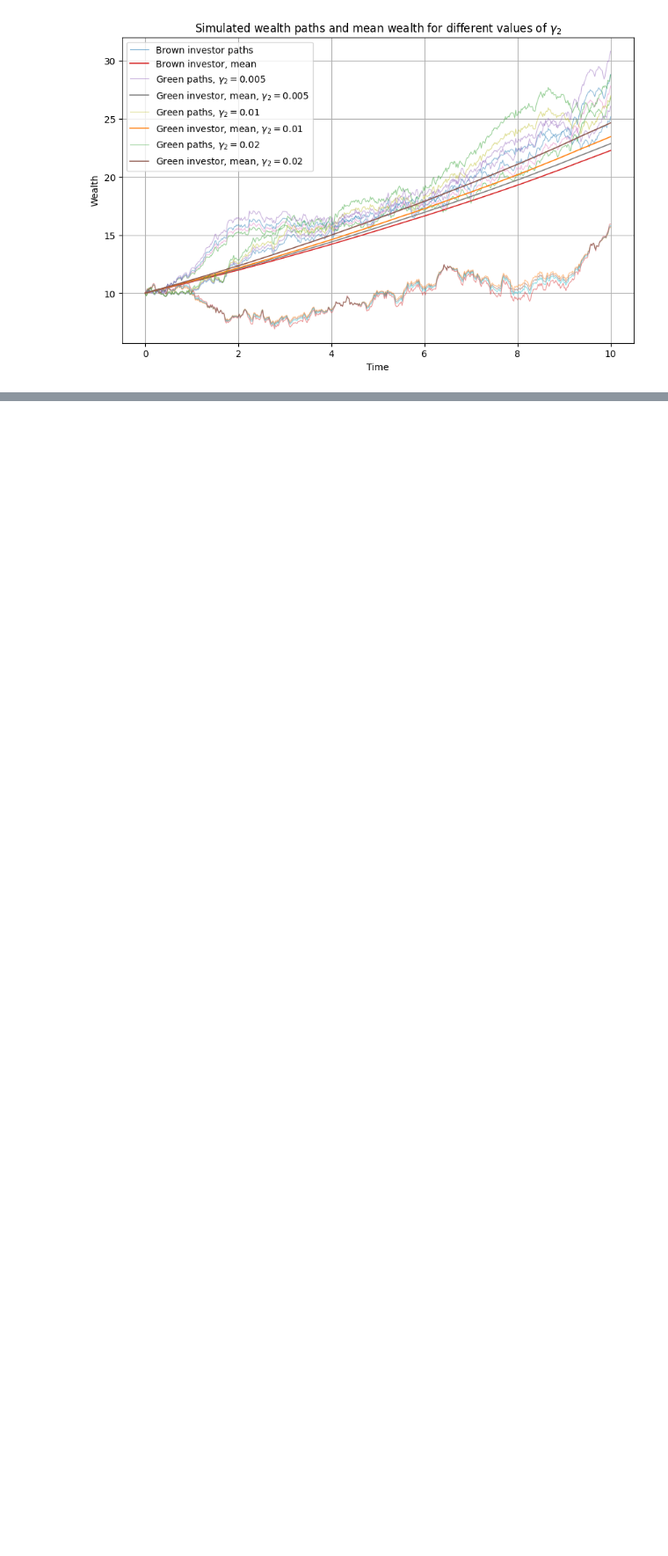
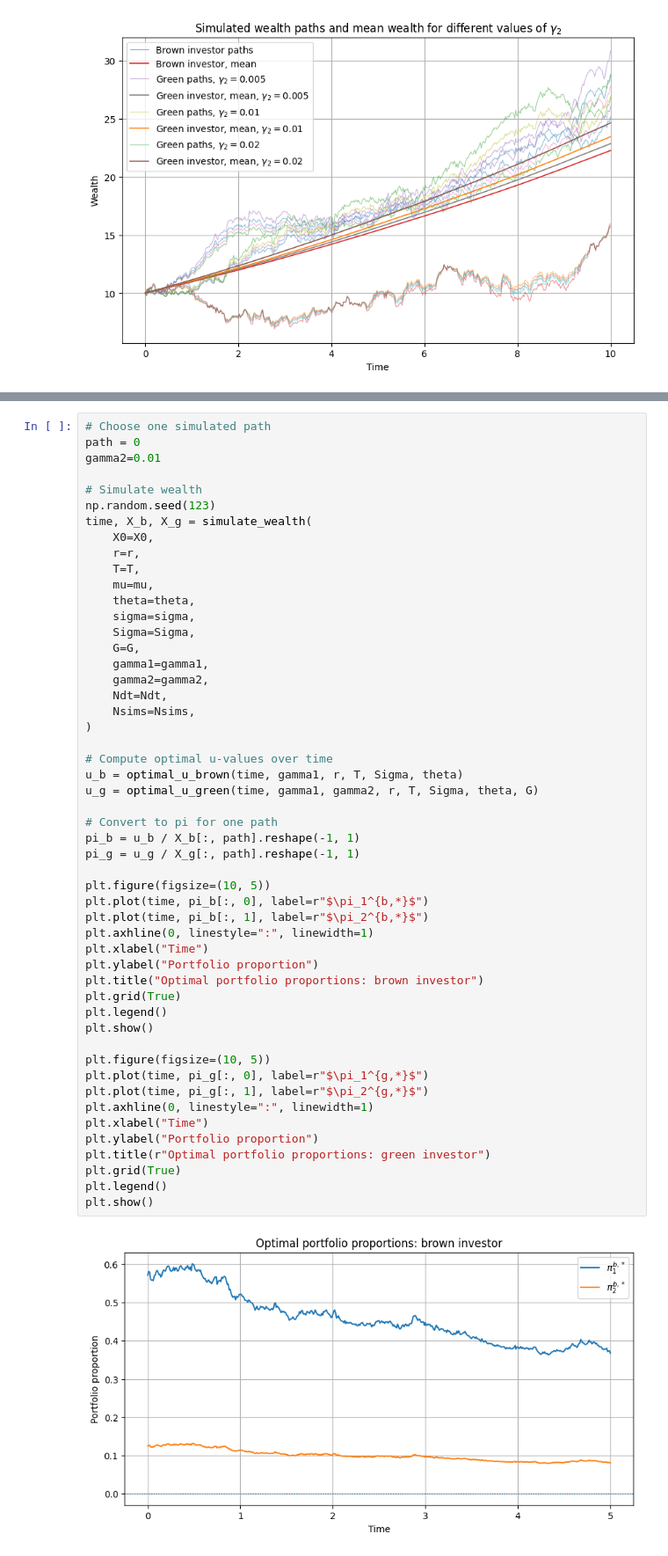
Before and after one commit to sofianbendt/Bachelor, a Jupyter notebook: Numerical.ipynb, the cells around one changed output, grey strips where cells are left out. Shown at 88% size. Drawn from its saved outputs; the diff is of its cells as text; blank space fills up the shorter version.

```diff
--- a/Numerical.ipynb
+++ b/Numerical.ipynb
@@ -542,0 +586,53 @@ plt.show()
+# %%
+# Choose one simulated path
+path = 0
+gamma2=0.01
+
+# Simulate wealth
+np.random.seed(123)
+time, X_b, X_g = simulate_wealth(
+    X0=X0,
+    r=r,
+    T=T,
+    mu=mu,
+    theta=theta,
+    sigma=sigma,
+    Sigma=Sigma,
+    G=G,
+    gamma1=gamma1,
+    gamma2=gamma2,
+    Ndt=Ndt,
+    Nsims=Nsims,
+)
+
+# Compute optimal u-values over time
+u_b = optimal_u_brown(time, gamma1, r, T, Sigma, theta)
+u_g = optimal_u_green(time, gamma1, gamma2, r, T, Sigma, theta, G)
+
+# Convert to pi for one path
+pi_b = u_b / X_b[:, path].reshape(-1, 1)
+pi_g = u_g / X_g[:, path].reshape(-1, 1)
+
+plt.figure(figsize=(10, 5))
+plt.plot(time, pi_b[:, 0], label=r"$\pi_1^{b,*}$")
+plt.plot(time, pi_b[:, 1], label=r"$\pi_2^{b,*}$")
+plt.axhline(0, linestyle=":", linewidth=1)
+plt.xlabel("Time")
+plt.ylabel("Portfolio proportion")
+plt.title("Optimal portfolio proportions: brown investor")
+plt.grid(True)
+plt.legend()
+plt.show()
+
+plt.figure(figsize=(10, 5))
+plt.plot(time, pi_g[:, 0], label=r"$\pi_1^{g,*}$")
+plt.plot(time, pi_g[:, 1], label=r"$\pi_2^{g,*}$")
+plt.axhline(0, linestyle=":", linewidth=1)
+plt.xlabel("Time")
+plt.ylabel("Portfolio proportion")
+plt.title(r"Optimal portfolio proportions: green investor")
+plt.grid(True)
+plt.legend()
+plt.show()
+# %% [output]
+[figure, added]
```
Also changed, not shown: parts of 8 cells of this notebook.
